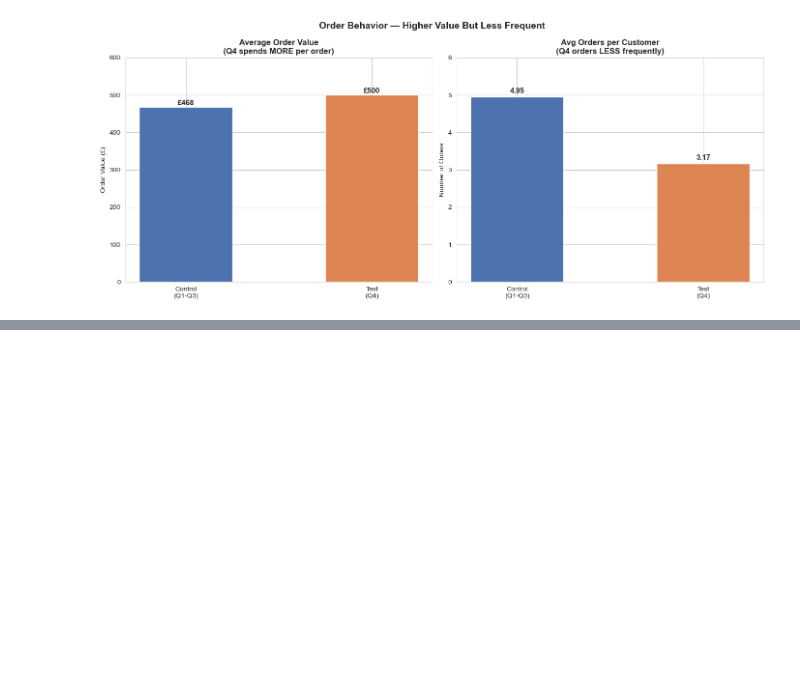
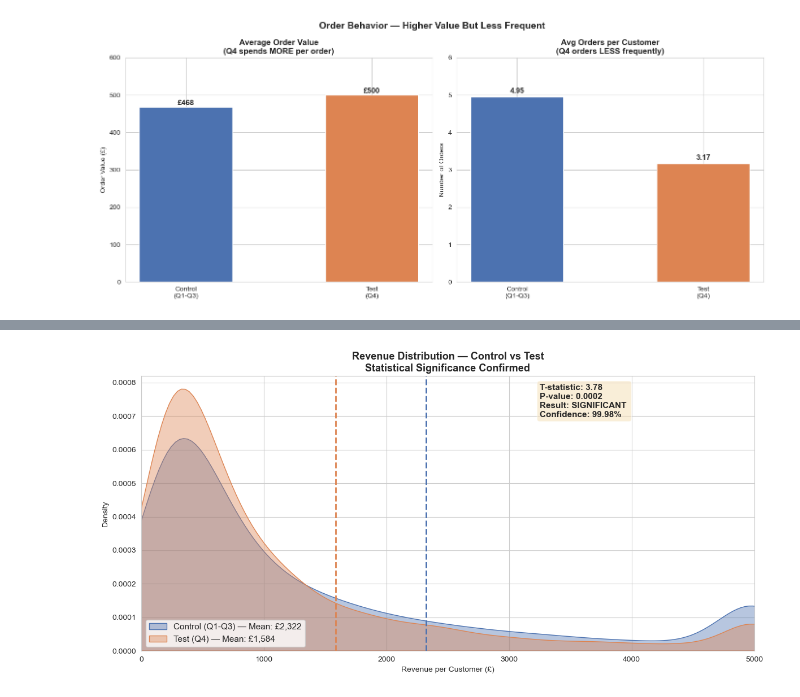
Before and after one commit to RavikumarGattu/ecommerce-ab-test-analysis, a Jupyter notebook: notebooks/ab_test_analysis.ipynb, the cells around one changed output, grey strips where cells are left out. Saved outputs shown, nothing was run; the diff lists cells and outputs as text; code cells hidden in the pictures; blank space fills up the shorter version.

```diff
--- a/notebooks/ab_test_analysis.ipynb
+++ b/notebooks/ab_test_analysis.ipynb
@@ -869,0 +914,45 @@ ValueError: Could not interpret value `Control` for `x`. An entry with this name
+# %%
+# ============================================
+# CELL 14 — CHART 4: STATISTICAL SIGNIFICANCE
+# ============================================
+
+fig, ax = plt.subplots(figsize=(12, 6))
+
+# Cap revenue at 5000 for visualization
+control_capped = customer_revenue[
+    customer_revenue['Group'] == 'Control']['Revenue'].clip(upper=5000)
+test_capped = customer_revenue[
+    customer_revenue['Group'] == 'Test']['Revenue'].clip(upper=5000)
+
+# Plot KDE curves
+sns.kdeplot(control_capped, ax=ax,
+            color='#4C72B0', fill=True, alpha=0.4,
+            label=f'Control (Q1-Q3) — Mean: £2,322')
+sns.kdeplot(test_capped, ax=ax,
+            color='#DD8452', fill=True, alpha=0.4,
+            label=f'Test (Q4) — Mean: £1,584')
+
+# Add vertical lines for means
+ax.axvline(x=2322, color='#4C72B0',
+           linestyle='--', linewidth=2)
+ax.axvline(x=1584, color='#DD8452',
+           linestyle='--', linewidth=2)
+
+# Add T-test results annotation
+ax.text(0.65, 0.85,
+        f'T-statistic: 3.78\nP-value: 0.0002\nResult: SIGNIFICANT \nConfidence: 99.98%',
+        transform=ax.transAxes,
+        fontsize=11, fontweight='bold',
+        bbox=dict(boxstyle='round', facecolor='wheat', alpha=0.5))
+
+ax.set_title('Revenue Distribution — Control vs Test\nStatistical Significance Confirmed',
+             fontsize=13, fontweight='bold')
+ax.set_xlabel('Revenue per Customer (£)')
+ax.set_ylabel('Density')
+ax.set_xlim(0, 5000)
+ax.legend(fontsize=11)
+
+plt.tight_layout()
+plt.show()
+# %% [output]
+[figure, added]
```
Also changed, not shown: parts of 5 cells of this notebook, 1 other file.
